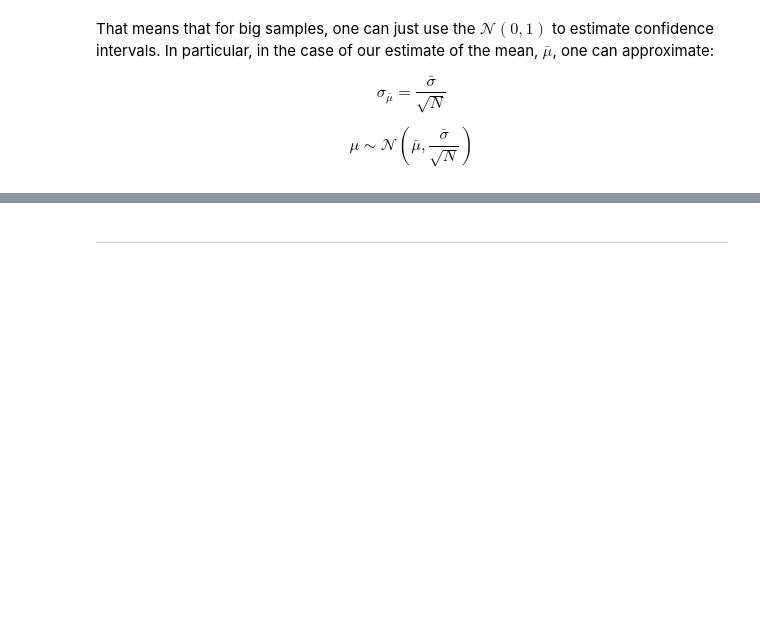
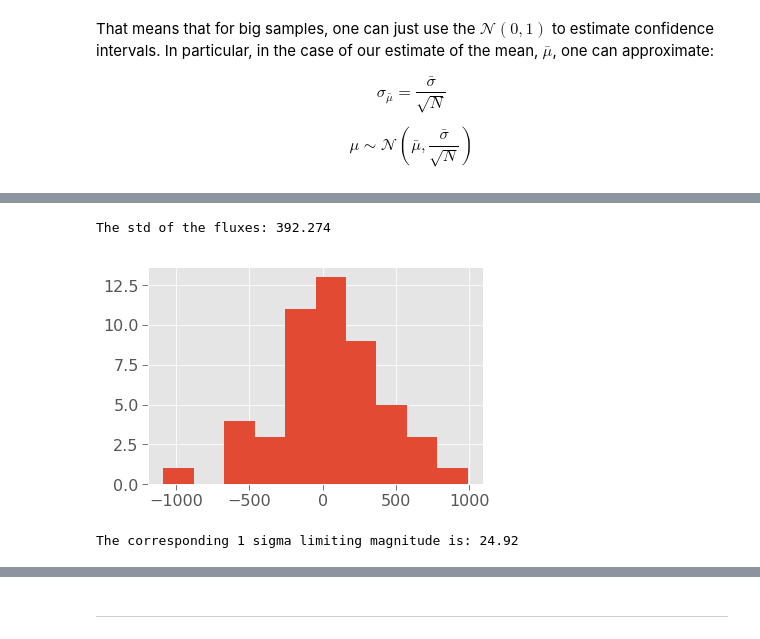
Before and after one commit to thevalentino/AS450-astroinformatica, a Jupyter notebook: 01-Statistics for Astronomers.ipynb, the cells around one changed output, grey strips where cells are left out. Cells and saved outputs as stored; diff of their text form; code cells hidden in the pictures; blank space fills up the shorter version.

```diff
--- a/01-Statistics for Astronomers.ipynb
+++ b/01-Statistics for Astronomers.ipynb
@@ -556,0 +601,5 @@ The `noise.fits` file is a fake, background subtracted image of an empty patch o
+# %%
+from photutils import aperture_photometry
+
+photometry = aperture_photometry(data, random_apertures)
+print(photometry)
@@ -556,0 +624,14 @@ The `noise.fits` file is a fake, background subtracted image of an empty patch o
+# %%
+fluxes = photometry['aperture_sum'].data
+plt.hist(fluxes)
+
+fluxes_std = fluxes.std(ddof=1)
+print('The std of the fluxes: {:.3f}'.format(fluxes_std))
+# %% [output]
+The std of the fluxes: 392.274
+[figure, added]
+# %%
+mag_lim = 31.4 - 2.5 * np.log10(fluxes_std) # Here 31.4 is the AB zeropoint for nJy
+print('The corresponding 1 sigma limiting magnitude is: {:.2f}'.format(mag_lim))
+# %% [output]
+The corresponding 1 sigma limiting magnitude is: 24.92
```
Also changed, not shown: parts of 10 cells of this notebook.
